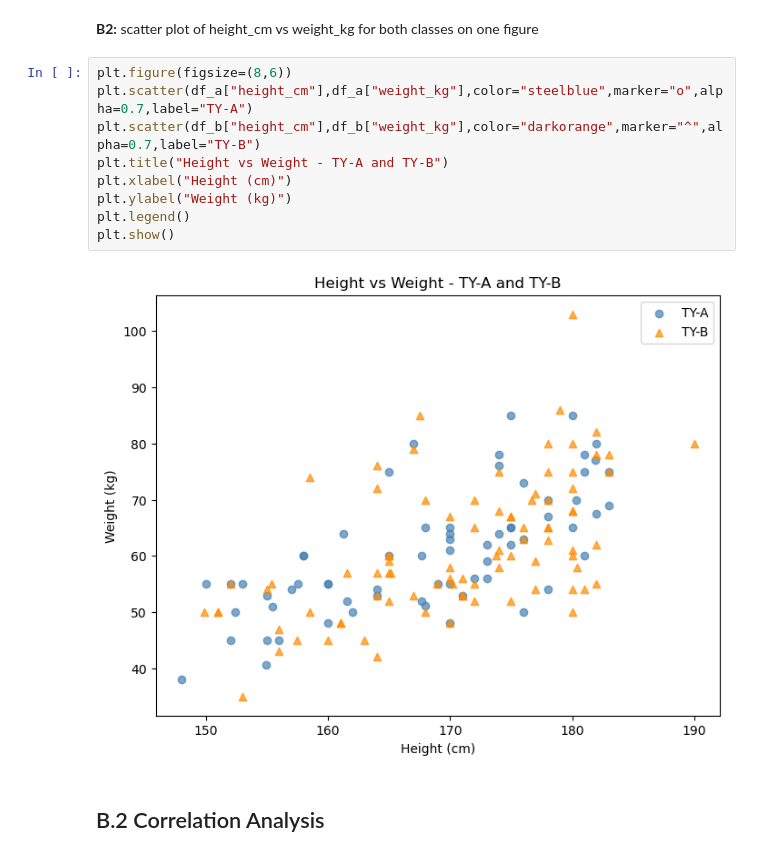
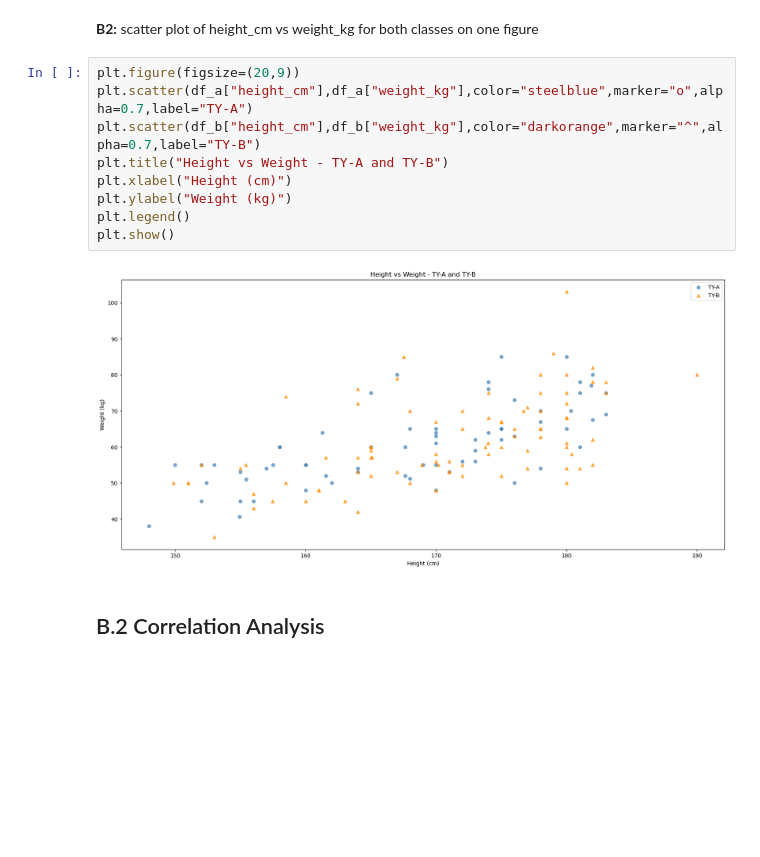
Before and after one commit to Atharv-K-979/WCE-Labs-Material, a Jupyter notebook: TY_Machine_Learning_lab/245109074_MLL_A5/245109074_MLL_Assignment_5.ipynb, the cells around one changed output. Saved outputs shown, nothing was run; the diff lists cells and outputs as text; blank space fills up the shorter version.

```diff
--- a/TY_Machine_Learning_lab/245109074_MLL_A5/245109074_MLL_Assignment_5.ipynb
+++ b/TY_Machine_Learning_lab/245109074_MLL_A5/245109074_MLL_Assignment_5.ipynb
@@ -67,16 +67,16 @@ TY-A mean weight: 60.700909090909086 TY-B mean weight: 61.41149425287357
 # %% [markdown]
 **B2:** scatter plot of height_cm vs weight_kg for both classes on one figure
 # %%
-plt.figure(figsize=(8,6))
+plt.figure(figsize=(20,9))
 plt.scatter(df_a["height_cm"],df_a["weight_kg"],color="steelblue",marker="o",alpha=0.7,label="TY-A")
 plt.scatter(df_b["height_cm"],df_b["weight_kg"],color="darkorange",marker="^",alpha=0.7,label="TY-B")
 plt.title("Height vs Weight - TY-A and TY-B")
 plt.xlabel("Height (cm)")
 plt.ylabel("Weight (kg)")
 plt.legend()
 plt.show()
 # %% [output]
-[figure, old version]
+[figure, new version]
 # %% [markdown]
 ## B.2 Correlation Analysis
 # %% [markdown]
```
Also changed, not shown: parts of 1 cell of this notebook, 14 other files.
